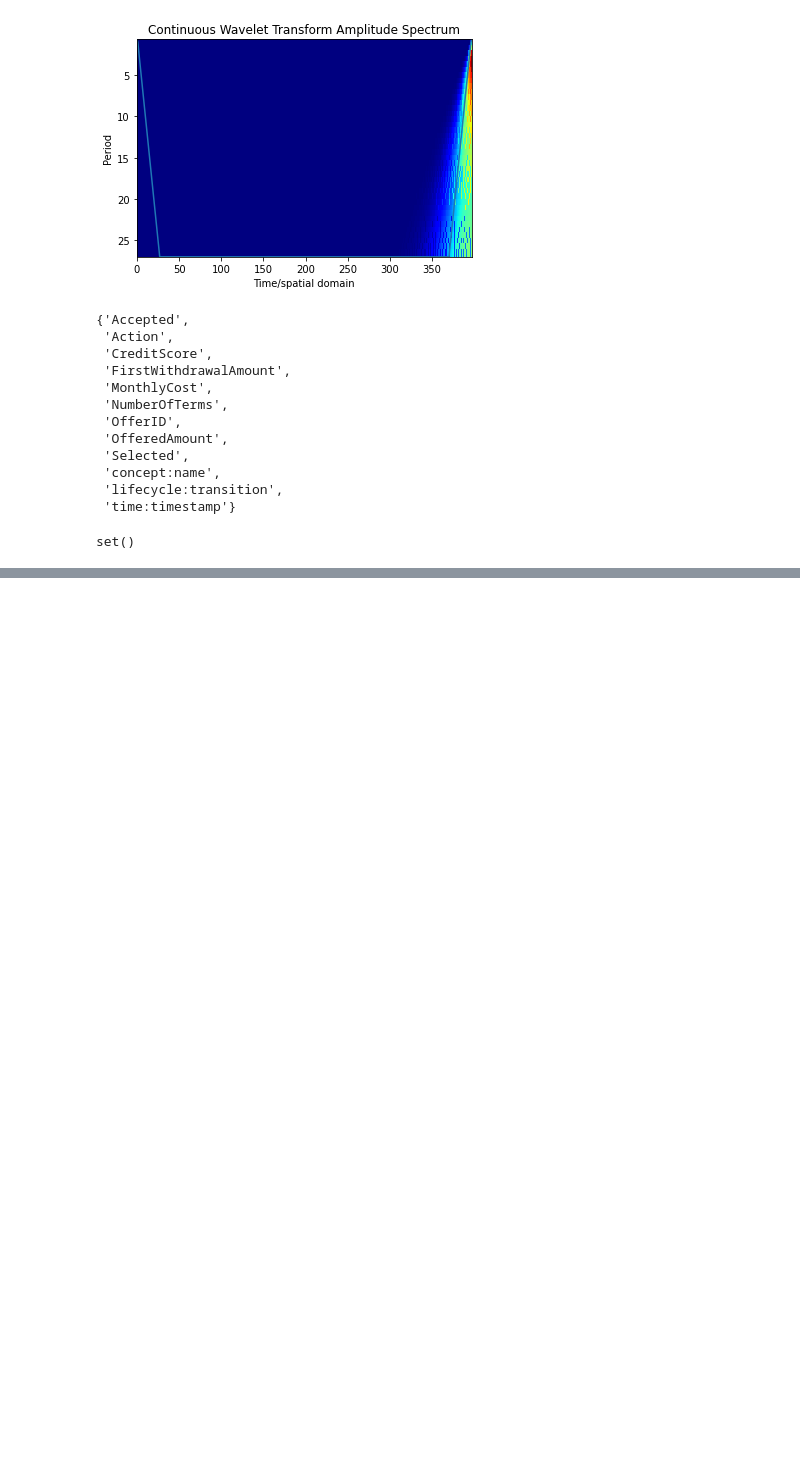
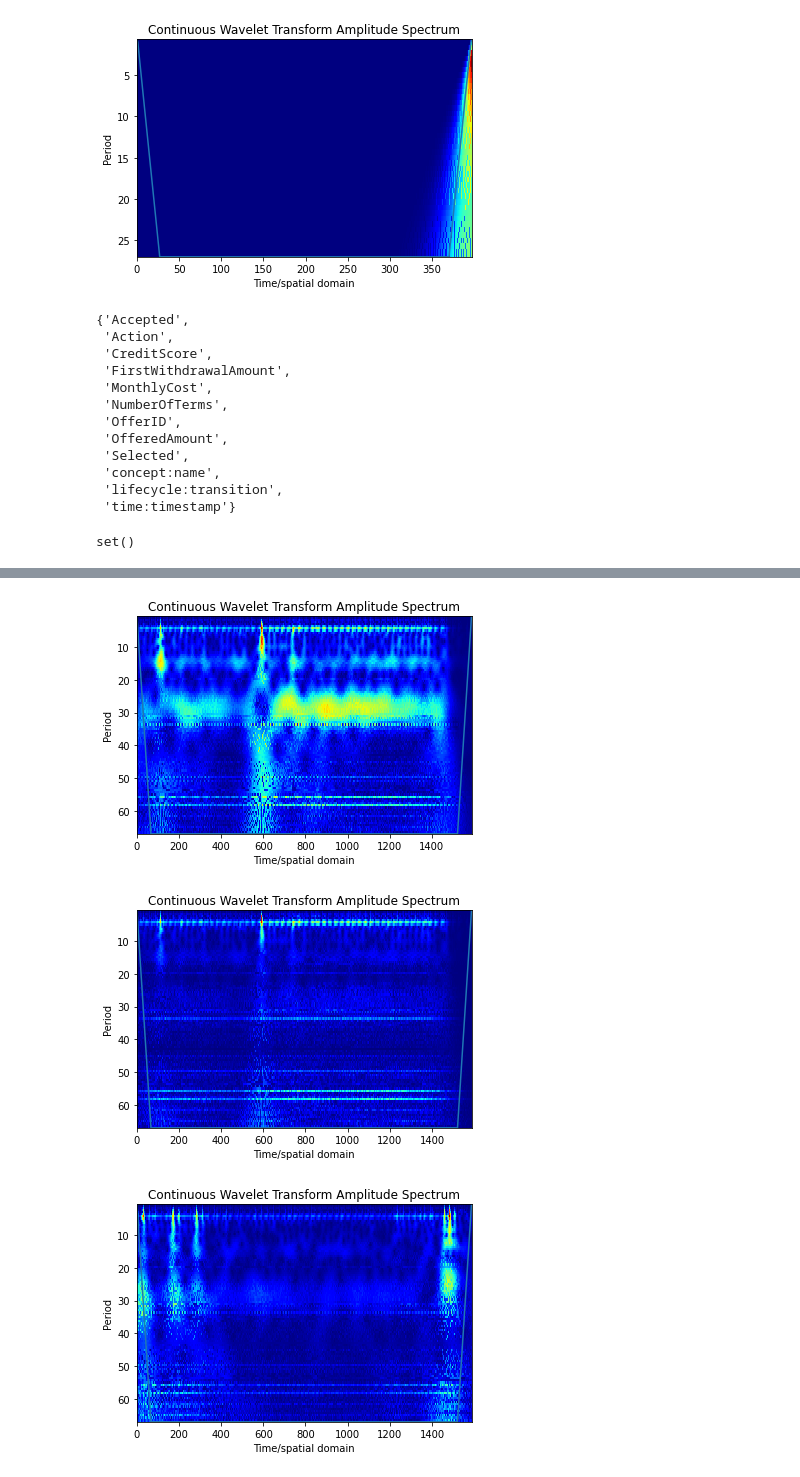
Before and after one commit to DerAndereJohannes/ocel-features, a Jupyter notebook: examples/notebooks/decompositions and series.ipynb, the cells around one changed output, grey strips where cells are left out. Cells and saved outputs as stored; diff of their text form; code cells hidden in the pictures; blank space fills up the shorter version.

```diff
--- a/examples/notebooks/decompositions and series.ipynb
+++ b/examples/notebooks/decompositions and series.ipynb
@@ -112,0 +113,8 @@ pd.plot_time_series_scatter(prop_rel)
+# %%
+pd.plot_time_series_wavelet(property_series)
+pd.plot_time_series_wavelet(prop_absolute)
+pd.plot_time_series_wavelet(prop_rel)
+# %% [output]
+[figure, added]
+[figure, added]
+[figure, added]
```
Also changed, not shown: parts of 3 cells of this notebook, 6 other files.
